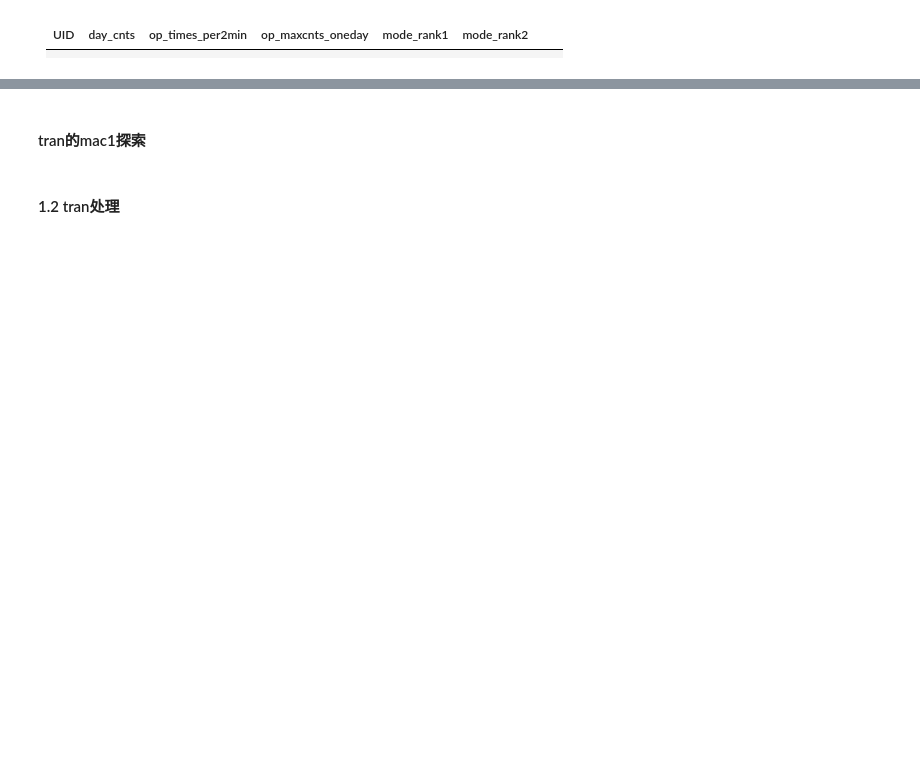
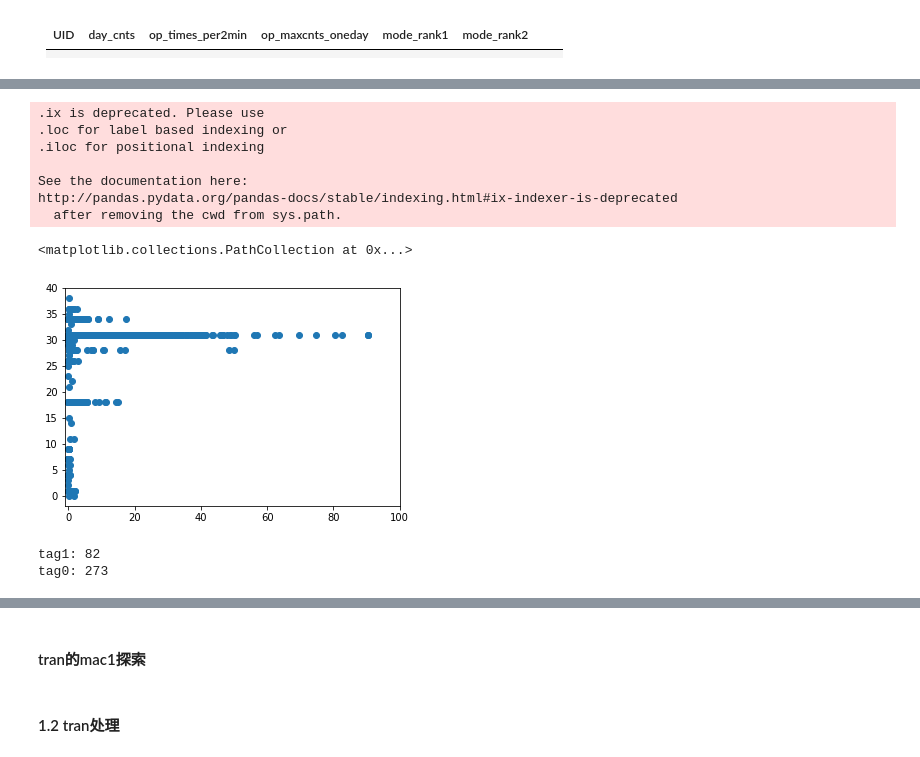
Before and after one commit to alexliu2360/dc_xjf, a Jupyter notebook: baseline.ipynb, the cells around one changed output, grey strips where cells are left out. Cells and saved outputs as stored; diff of their text form; code cells hidden in the pictures; blank space fills up the shorter version.

```diff
--- a/baseline.ipynb
+++ b/baseline.ipynb
@@ -259,11 +342,30 @@ op_tag['mode_multi'] = op_tag['mode_std']*op_tag['mode_max']
+# %%
+new_fake_index = np.random.choice(op_tag_fake.index, size=op_tag_normal.shape[0])
+new_fake_index
+plt.xlim(-1,100)
+op_part_fake = op_tag_fake.ix[pd.Index(new_fake_index)]
+plt.scatter(op_part_fake['mode_max_rate'], op_part_fake['mode_rank1'])
+# %% [output]
+.ix is deprecated. Please use
+.loc for label based indexing or
+.iloc for positional indexing
+
+See the documentation here:
+http://pandas.pydata.org/pandas-docs/stable/indexing.html#ix-indexer-is-deprecated
+  after removing the cwd from sys.path.
+<matplotlib.collections.PathCollection at 0x...>
+[figure, added]
 # %%
 op_tag1 = op_tag[op_tag['Tag'] == 1]
 op_tag0 = op_tag[op_tag['Tag'] == 0]
 # op_tag_tag1_sorted = op_tag1['mode_std'].value_counts().sort_index(ascending=False)
 # op_tag_tag0_sorted = op_tag0['mode_std'].value_counts().sort_index(ascending=False)
 
-op_tag_tag1_sorted = op_tag1['mode_std'].value_counts().sort_index(ascending=False)
-op_tag_tag0_sorted = op_tag0['mode_std'].value_counts().sort_index(ascending=False)
+op_tag_tag1_sorted = op_tag1['mode_max'].value_counts().sort_index(ascending=False)
+op_tag_tag0_sorted = op_tag0['mode_max'].value_counts().sort_index(ascending=False)
 
 print('tag1:',op_tag_tag1_sorted[op_tag_tag1_sorted.index>50].count())
 print('tag0:',op_tag_tag0_sorted[op_tag_tag0_sorted.index>50].count())
+# %% [output]
+tag1: 82
+tag0: 273
```
Also changed, not shown: parts of 25 cells of this notebook.
